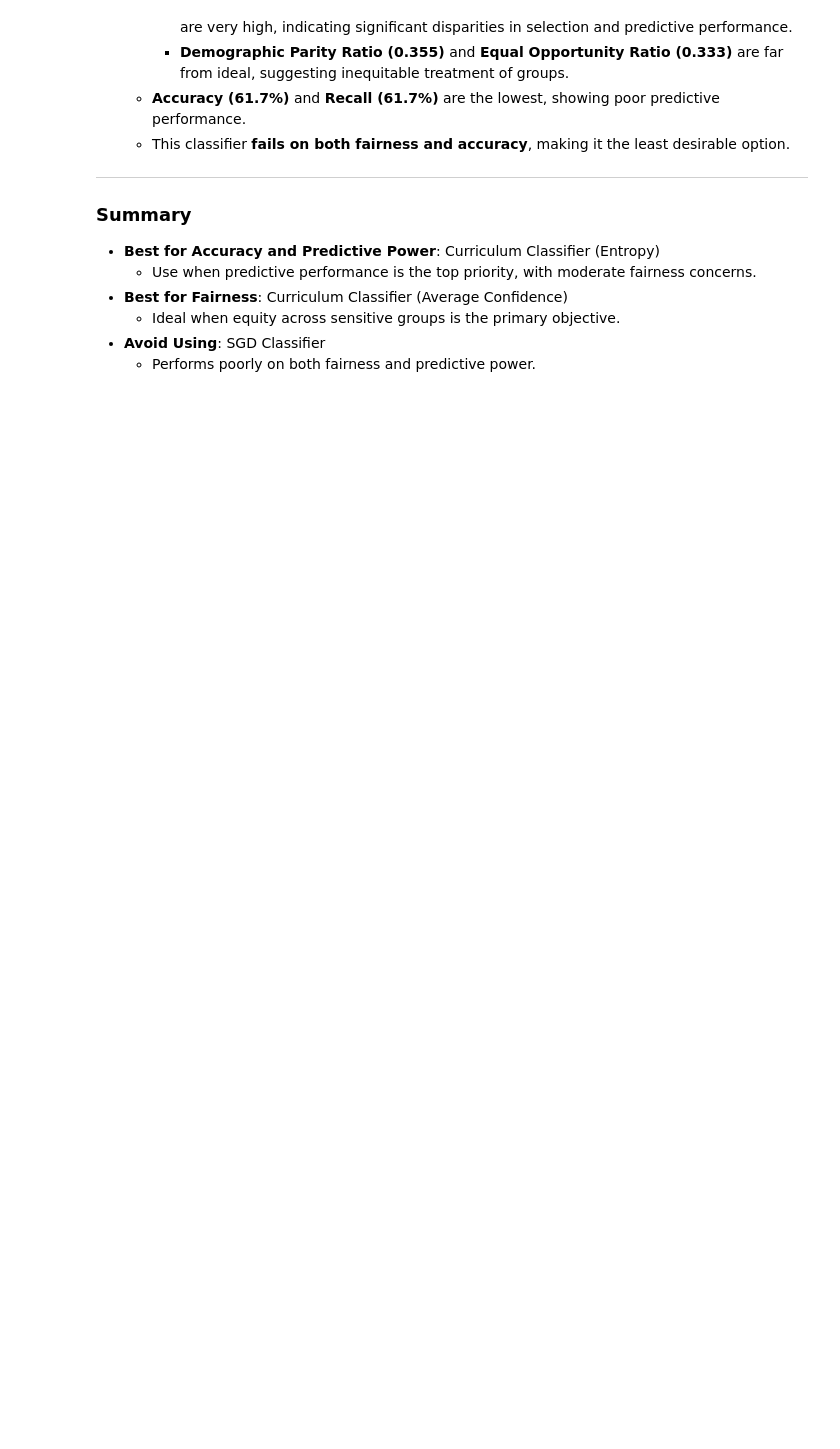
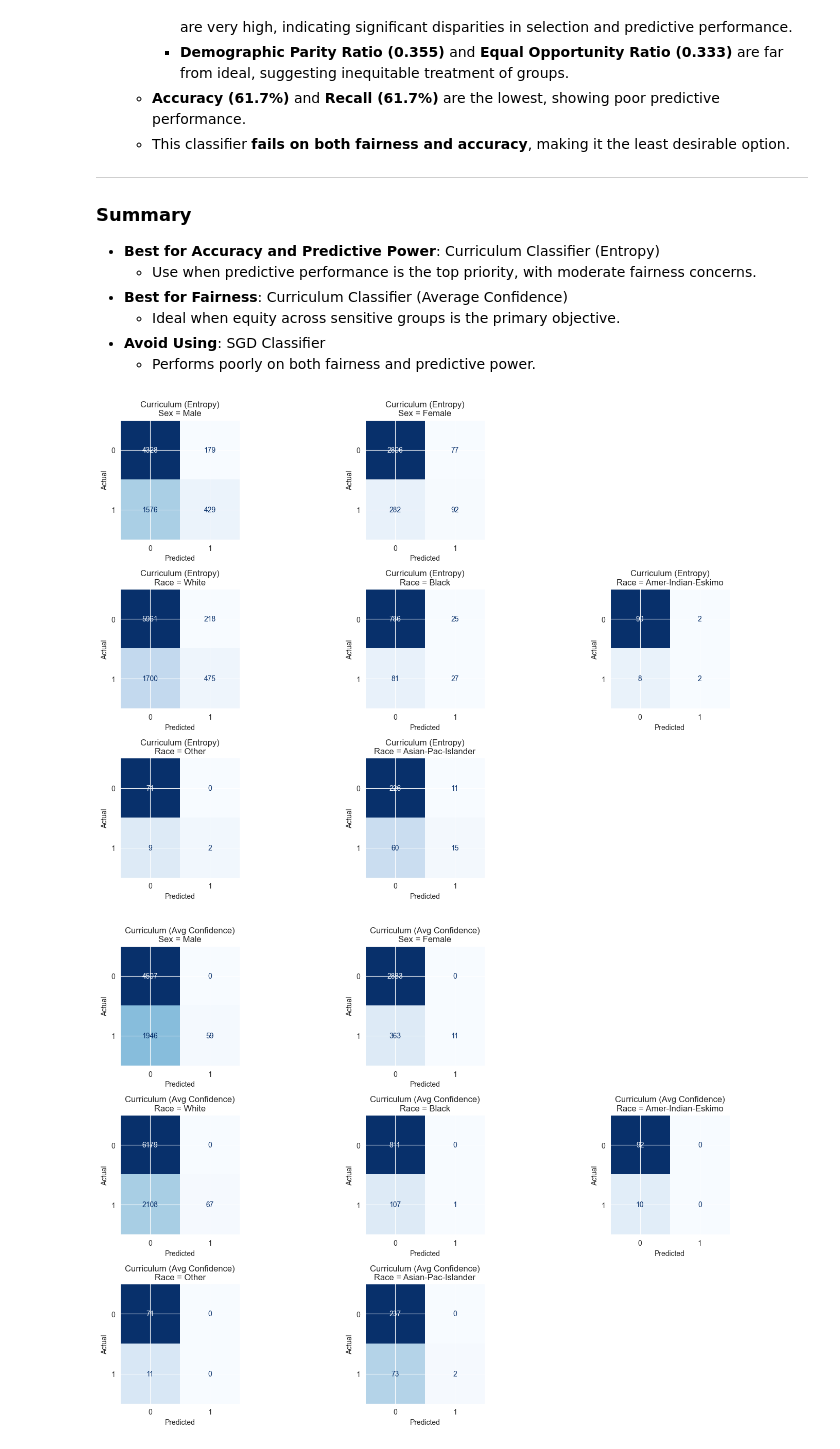
Before and after one commit to sustertine/curriculum-classifier, a Jupyter notebook: notebooks/demo.ipynb, the cells around one changed output. Drawn from its saved outputs; the diff is of its cells as text; code cells hidden in the pictures; blank space fills up the shorter version.

Commit message:
added per sensitive class metric displays and confusion matrices

```diff
--- a/notebooks/demo.ipynb
+++ b/notebooks/demo.ipynb
@@ -427,3 +443,56 @@ plt.show()
   - Ideal when equity across sensitive groups is the primary objective.
 - **Avoid Using**: SGD Classifier
   - Performs poorly on both fairness and predictive power.
+# %%
+from sklearn.metrics import confusion_matrix, ConfusionMatrixDisplay
+
+sensitive_features = {"sex": sensitive_test['sex'], "race": sensitive_test['race']}
+sensitive_group_values = {key: feature.unique() for key, feature in sensitive_features.items()}
+
+model_predictions = {
+    "Curriculum (Entropy)": y_pred_curriculum_ent_encoded,
+    "Curriculum (Avg Confidence)": y_pred_curriculum_acc_encoded,
+    "SGDClassifier": y_pred_sgd_encoded,
+}
+
+n_cols_per_row = 3
+
+for model_name, y_pred in model_predictions.items():
+    fig, axes = plt.subplots(
+        sum((len(values) + n_cols_per_row - 1) // n_cols_per_row for values in sensitive_group_values.values()),
+        n_cols_per_row,
+        figsize=(5 * n_cols_per_row, 5 * len(sensitive_features)),
+        squeeze=False
+    )
+
+    row_index = 0
+
+    for feature_name, feature_values in sensitive_group_values.items():
+        for i, group in enumerate(feature_values):
+            mask = (sensitive_features[feature_name] == group)
+            y_true_group = y_test_encoded[mask]
+            y_pred_group = y_pred[mask]
+
+            cm = confusion_matrix(y_true_group, y_pred_group, labels=[0, 1])
+
+            col_index = i % n_cols_per_row
+            if i > 0 and i % n_cols_per_row == 0:
+                row_index += 1
+
+            ax = axes[row_index, col_index]
+            disp = ConfusionMatrixDisplay(confusion_matrix=cm, display_labels=["0", "1"])
+            disp.plot(ax=ax, cmap="Blues", colorbar=False)
+            ax.set_title(f"{model_name}\n{feature_name.capitalize()} = {group}")
+            ax.set_xlabel("Predicted")
+            ax.set_ylabel("Actual")
+
+        for col_index in range(len(feature_values) % n_cols_per_row, n_cols_per_row):
+            axes[row_index, col_index].axis('off')
+
+        row_index += 1
+
+    plt.tight_layout()
+    plt.show()
+# %% [output]
+[figure, added]
+[figure, added]
```
Also changed, not shown: parts of 8 cells of this notebook.
